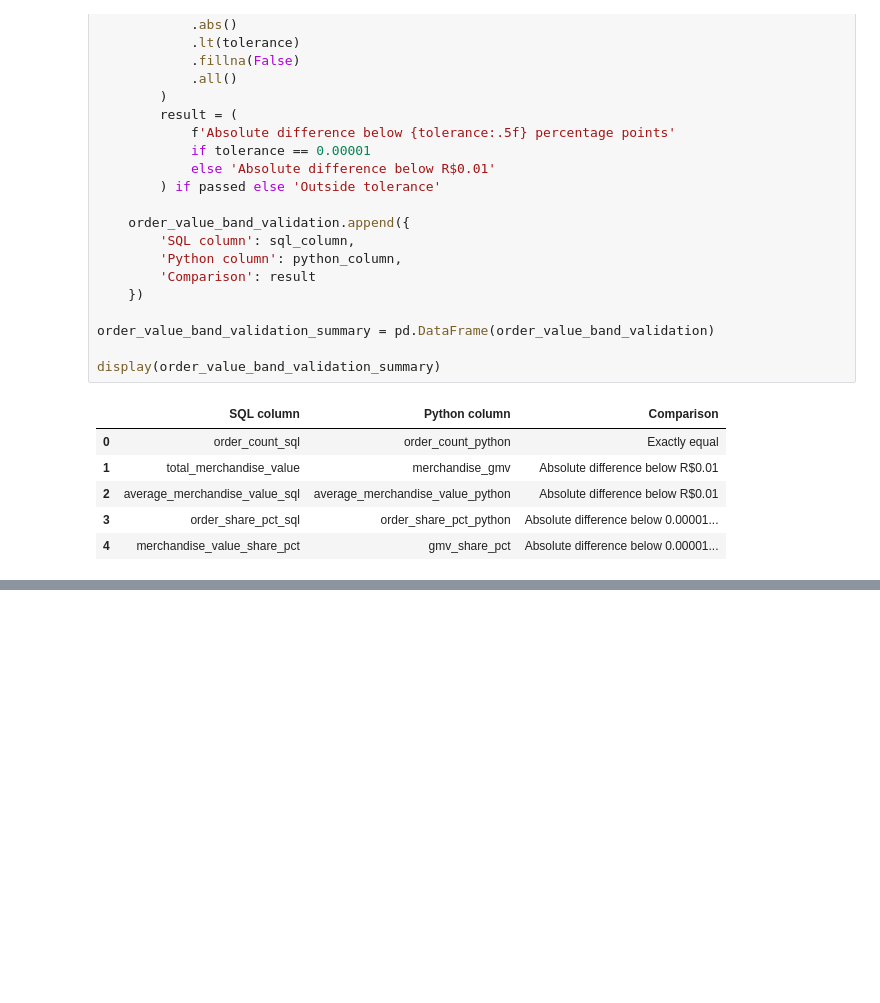
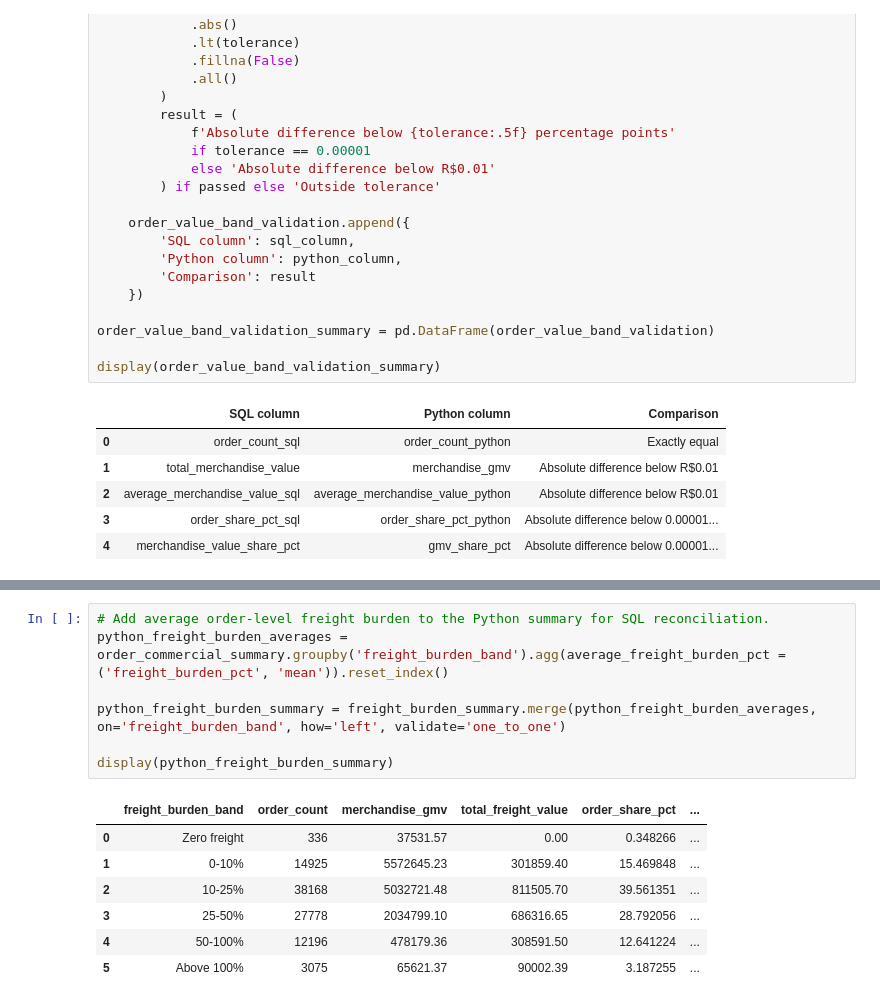
Before and after one commit to Yash1thHJ/DataAnalyst, a Jupyter notebook: notebooks/07_payment_and_commercial_analysis.ipynb, the cells around one changed output, grey strips where cells are left out. Cells and saved outputs as stored; diff of their text form; blank space fills up the shorter version.

```diff
--- a/notebooks/07_payment_and_commercial_analysis.ipynb
+++ b/notebooks/07_payment_and_commercial_analysis.ipynb
@@ -2947,0 +2978,15 @@ Orders worth R$100 or less represent 58.72% of delivered orders and 22.86% of me
+# %%
+# Add average order-level freight burden to the Python summary for SQL reconciliation.
+python_freight_burden_averages = order_commercial_summary.groupby('freight_burden_band').agg(average_freight_burden_pct = ('freight_burden_pct', 'mean')).reset_index()
+
+python_freight_burden_summary = freight_burden_summary.merge(python_freight_burden_averages, on='freight_burden_band', how='left', validate='one_to_one')
+
+display(python_freight_burden_summary)
+# %% [output]
+|  | freight_burden_band | order_count | merchandise_gmv | total_freight_value | order_share_pct | ... |
+| 0 | Zero freight | 336 | 37531.57 | 0.00 | 0.348266 | ... |
+| 1 | 0-10% | 14925 | 5572645.23 | 301859.40 | 15.469848 | ... |
+| 2 | 10-25% | 38168 | 5032721.48 | 811505.70 | 39.561351 | ... |
+| 3 | 25-50% | 27778 | 2034799.10 | 686316.65 | 28.792056 | ... |
+| 4 | 50-100% | 12196 | 478179.36 | 308591.50 | 12.641224 | ... |
+| 5 | Above 100% | 3075 | 65621.37 | 90002.39 | 3.187255 | ... |
```
Also changed, not shown: parts of 5 cells of this notebook, 2 other files.
